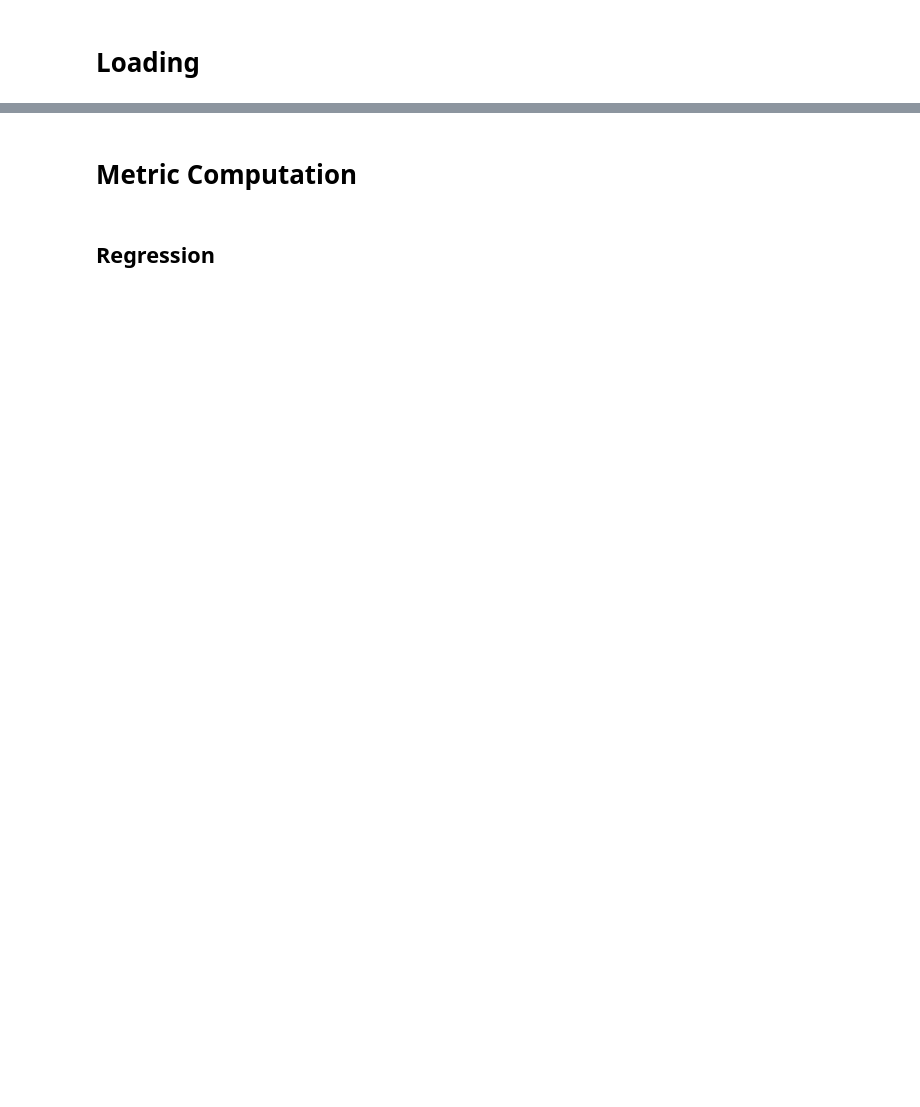
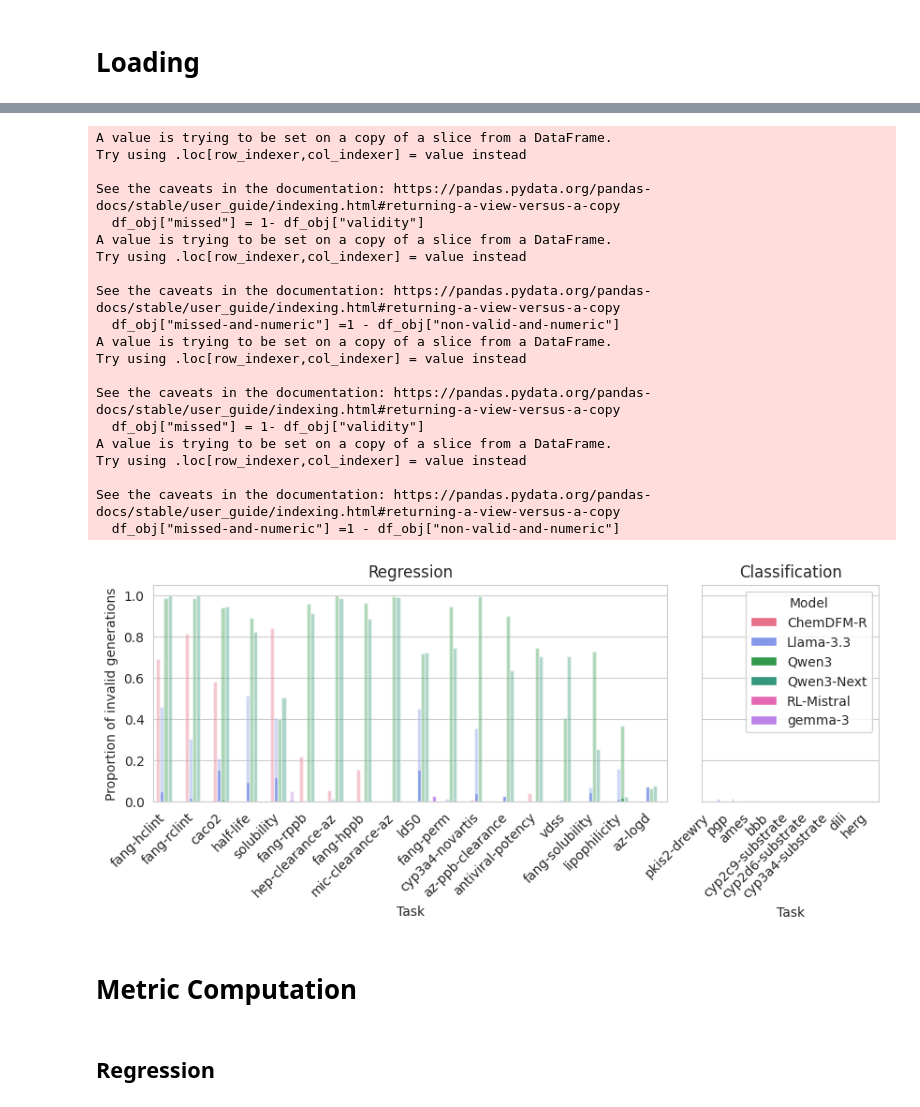
Before and after one commit to Fransou/MolGenDocking, a Jupyter notebook: notebooks/results/Polaris.ipynb, the cells around one changed output, grey strips where cells are left out. Cells and saved outputs as stored; diff of their text form; code cells hidden in the pictures; blank space fills up the shorter version.

```diff
--- a/notebooks/results/Polaris.ipynb
+++ b/notebooks/results/Polaris.ipynb
@@ -34,5 +36,6 @@ os.makedirs(FIG_PATH, exist_ok=True)
 MOLSTRAL_PATH = Path("MolGenOutput/polaris")
 
 files = [f for f in MOLSTRAL_PATH.iterdir() if "error" not in str(f) and str(f).endswith("scored.jsonl")]
+files = [f for f in files if not any(avoid in f.name for avoid in ["MiniMax", "R1", "ether0"])]
 files = sorted(files)
 full_df = load_molprop_results(files)
@@ -41,0 +60,19 @@ tqdm.pandas()
+# %%
+df_validity_no_numeric_mistake = full_df.groupby(["Model", "prompt_id", "Task", "objectives"])[["validity", "contains_numeric"]].apply(
+    lambda x: any(x.validity) or not any(x.contains_numeric)
+).reset_index().rename(columns={0: "non-valid-and-numeric"})
+
+df_validity = full_df.groupby(["Model", "prompt_id", "Task", "objectives"]).validity.apply(
+    lambda x: any(x)
+).reset_index()
+
+# Merge to get contains_numeric info
+df_validity = df_validity.merge(
+    df_validity_no_numeric_mistake,
+    on=["Model", "prompt_id", "Task", "objectives"],
+    how="left"
+)
+
+
+df_validity = df_validity.groupby(["Model", "Task", "objectives"])[["validity", "non-valid-and-numeric"]].mean().reset_index()
+df_validity
@@ -42,3 +93,56 @@ tqdm.pandas()
+# %%
+prop_cls = df_validity[df_validity.objectives == "classification"].Task.nunique() / df_validity.Task.nunique()/1.3
+
+fig, axes = plt.subplots(1,2,figsize=(10,3), gridspec_kw={"wspace":0.1, "width_ratios": [1-prop_cls, prop_cls]}, sharey=True)
+
+for obj, ax in zip(["regression", "classification"], axes):
+    df_obj = df_validity[df_validity.objectives == obj]
+    x_order = df_obj.groupby("Task").validity.mean().sort_values().index.tolist()
+    df_obj["missed"] = 1- df_obj["validity"]
+    df_obj["missed-and-numeric"] =1 - df_obj["non-valid-and-numeric"]
+    kwargs = dict( data=df_obj, x="Task", hue="Model", palette=CMAP_MODELS, order=x_order, ax=ax,)
+    sns.barplot(
+        y="missed-and-numeric",
+        legend=obj == "classification",
+        alpha = 1,
+        **kwargs
+    )
+    sns.barplot(
+        y="missed",
+        legend=False,
+        alpha = 0.4,
+        **kwargs
+    )
+    ax.set_title(obj.capitalize())
+    _ = ax.set_xticklabels(ax.get_xticklabels(), rotation=45, ha='right')
+    if ax == axes[0]:
+        ax.set_ylabel("Proportion of invalid generations")
+    else:
+        ax.set_ylabel("")
+
+fig.savefig(f"{FIG_PATH}/valid_.pdf", bbox_inches="tight")
+# %% [output]
+A value is trying to be set on a copy of a slice from a DataFrame.
+Try using .loc[row_indexer,col_indexer] = value instead
+
+See the caveats in the documentation: https://pandas.pydata.org/pandas-docs/stable/user_guide/indexing.html#returning-a-view-versus-a-copy
+  df_obj["missed"] = 1- df_obj["validity"]
+A value is trying to be set on a copy of a slice from a DataFrame.
+Try using .loc[row_indexer,col_indexer] = value instead
+
+See the caveats in the documentation: https://pandas.pydata.org/pandas-docs/stable/user_guide/indexing.html#returning-a-view-versus-a-copy
+  df_obj["missed-and-numeric"] =1 - df_obj["non-valid-and-numeric"]
+A value is trying to be set on a copy of a slice from a DataFrame.
+Try using .loc[row_indexer,col_indexer] = value instead
+
+See the caveats in the documentation: https://pandas.pydata.org/pandas-docs/stable/user_guide/indexing.html#returning-a-view-versus-a-copy
+  df_obj["missed"] = 1- df_obj["validity"]
+A value is trying to be set on a copy of a slice from a DataFrame.
+Try using .loc[row_indexer,col_indexer] = value instead
+
+See the caveats in the documentation: https://pandas.pydata.org/pandas-docs/stable/user_guide/indexing.html#returning-a-view-versus-a-copy
+  df_obj["missed-and-numeric"] =1 - df_obj["non-valid-and-numeric"]
+[figure, added]
 # %% [markdown]
 # Metric Computation
 # %% [markdown]
```
Also changed, not shown: parts of 23 cells of this notebook, 19 other files.
